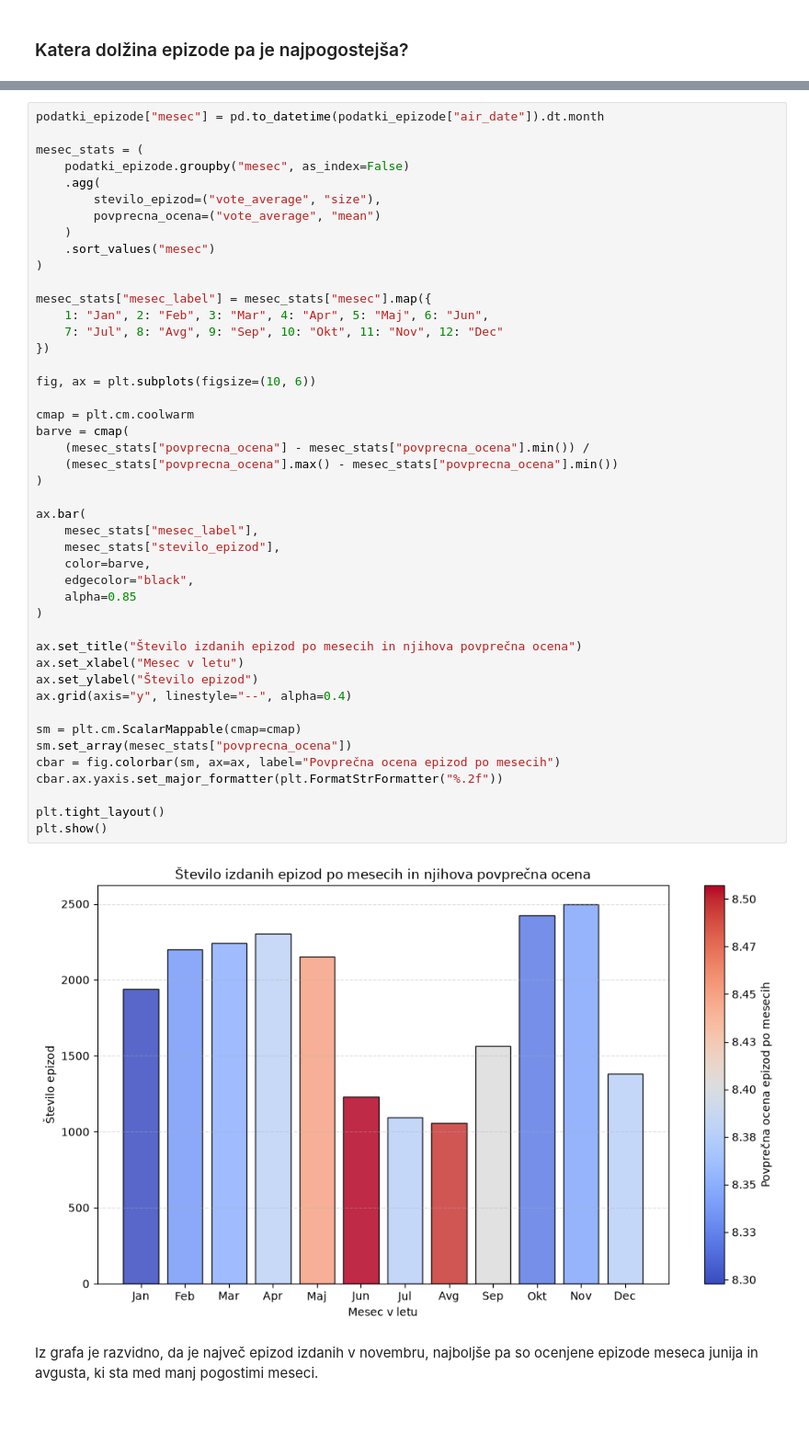
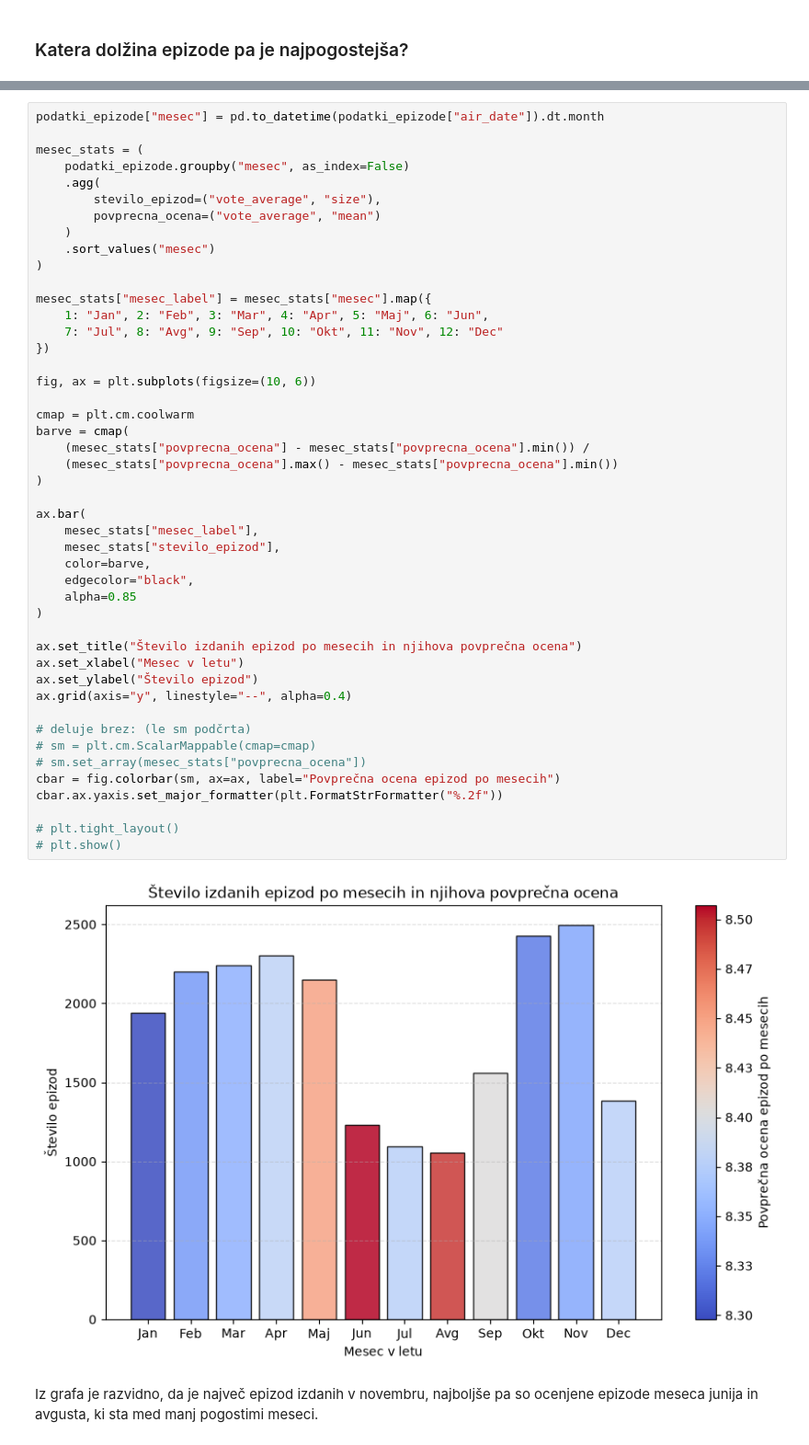
Before and after one commit to neca-klemencic/projektna_naloga_uvp, a Jupyter notebook: analiza.ipynb, the cells around one changed output, grey strips where cells are left out. Shown at 92% size. Cells and saved outputs as stored; diff of their text form; blank space fills up the shorter version.

```diff
--- a/analiza.ipynb
+++ b/analiza.ipynb
@@ -107,38 +106,39 @@ mesec_stats = (
 mesec_stats["mesec_label"] = mesec_stats["mesec"].map({
     1: "Jan", 2: "Feb", 3: "Mar", 4: "Apr", 5: "Maj", 6: "Jun",
     7: "Jul", 8: "Avg", 9: "Sep", 10: "Okt", 11: "Nov", 12: "Dec"
 })
 
 fig, ax = plt.subplots(figsize=(10, 6))
 
 cmap = plt.cm.coolwarm
 barve = cmap(
     (mesec_stats["povprecna_ocena"] - mesec_stats["povprecna_ocena"].min()) /
     (mesec_stats["povprecna_ocena"].max() - mesec_stats["povprecna_ocena"].min())
 )
 
 ax.bar(
     mesec_stats["mesec_label"],
     mesec_stats["stevilo_epizod"],
     color=barve,
     edgecolor="black",
     alpha=0.85
 )
 
 ax.set_title("Število izdanih epizod po mesecih in njihova povprečna ocena")
 ax.set_xlabel("Mesec v letu")
 ax.set_ylabel("Število epizod")
 ax.grid(axis="y", linestyle="--", alpha=0.4)
 
-sm = plt.cm.ScalarMappable(cmap=cmap)
-sm.set_array(mesec_stats["povprecna_ocena"])
+# deluje brez: (le sm podčrta)
+# sm = plt.cm.ScalarMappable(cmap=cmap)
+# sm.set_array(mesec_stats["povprecna_ocena"])
 cbar = fig.colorbar(sm, ax=ax, label="Povprečna ocena epizod po mesecih")
 cbar.ax.yaxis.set_major_formatter(plt.FormatStrFormatter("%.2f"))
 
-plt.tight_layout()
-plt.show()
+# plt.tight_layout()
+# plt.show()
 # %% [output]
-[figure, old version]
+[figure, new version]
 # %% [markdown]
 Iz grafa je razvidno, da je največ epizod izdanih v novembru, najboljše pa so ocenjene epizode meseca junija in avgusta, ki sta med manj pogostimi meseci.
 # %% [markdown]
```
Also changed, not shown: parts of 4 cells of this notebook.
